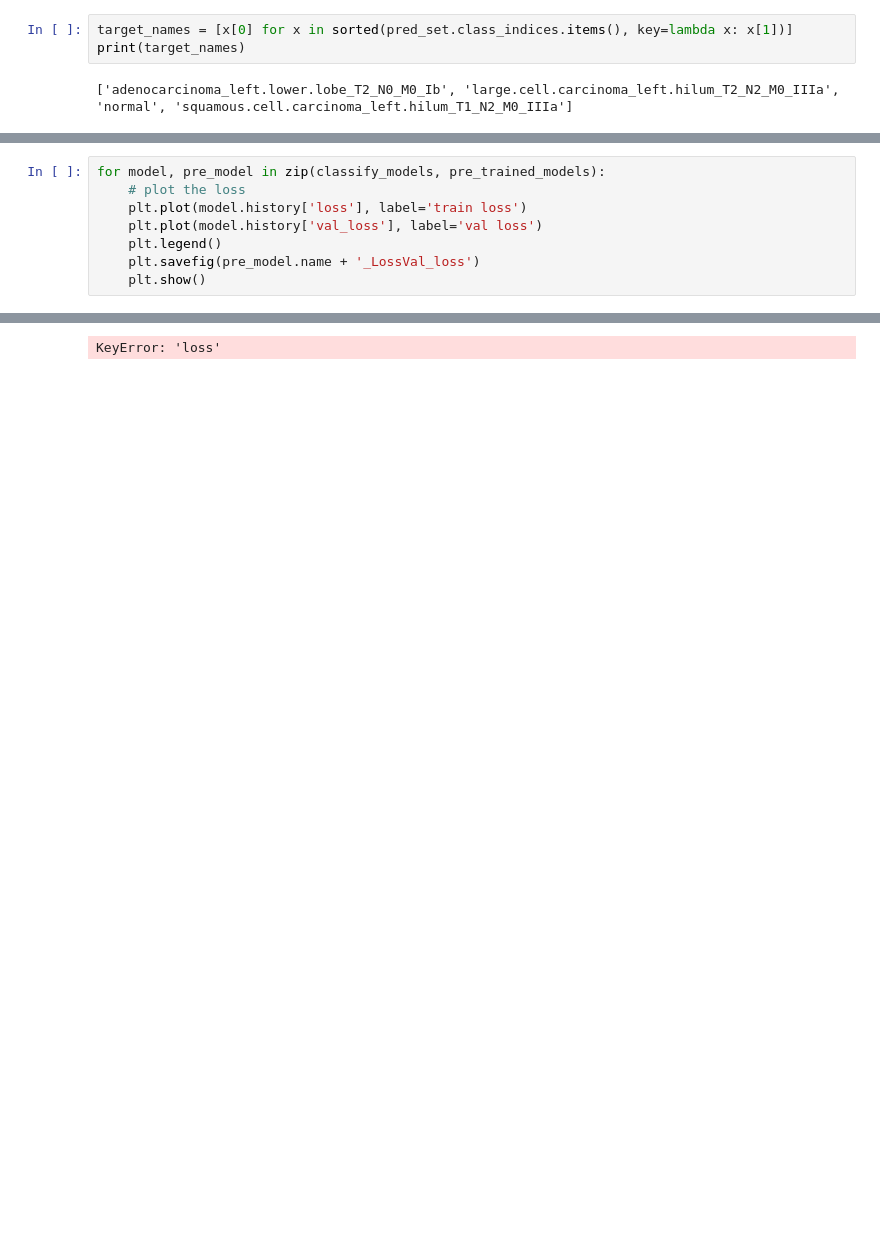
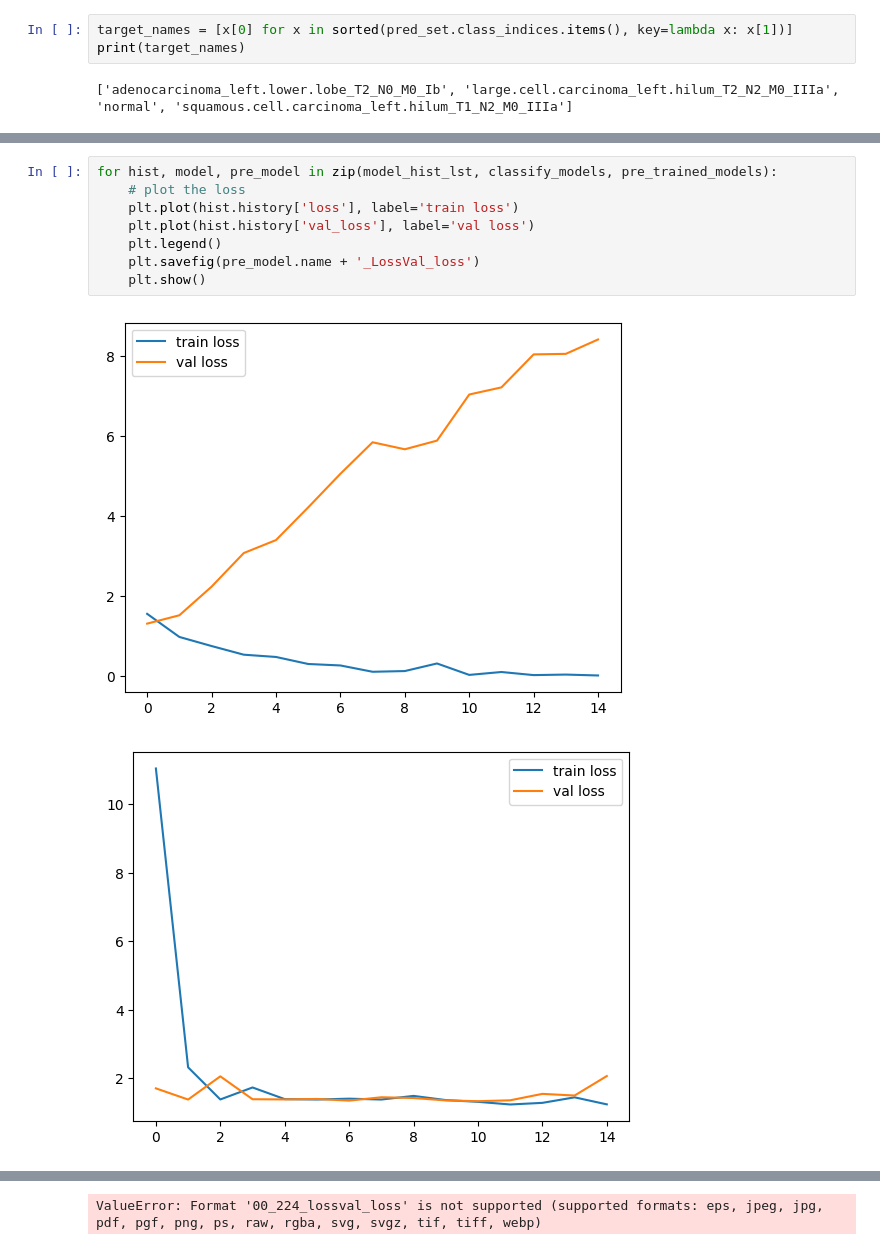
Before and after one commit to suryan0800/DL-CNN-Transfer-Learning, a Jupyter notebook: Transfer_Learning.ipynb, the cells around one changed output, grey strips where cells are left out. Drawn from its saved outputs; the diff is of its cells as text; blank space fills up the shorter version.

```diff
--- a/Transfer_Learning.ipynb
+++ b/Transfer_Learning.ipynb
@@ -308,9 +322,11 @@ squamous.cell.carcinoma_left.hilum_T1_N2_M0_IIIa       0.55      1.00      0.71
 # %%
-for model, pre_model in zip(classify_models, pre_trained_models):
+for hist, model, pre_model in zip(model_hist_lst, classify_models, pre_trained_models):
     # plot the loss
-    plt.plot(model.history['loss'], label='train loss')
-    plt.plot(model.history['val_loss'], label='val loss')
+    plt.plot(hist.history['loss'], label='train loss')
+    plt.plot(hist.history['val_loss'], label='val loss')
     plt.legend()
     plt.savefig(pre_model.name + '_LossVal_loss')
     plt.show()
 # %% [output]
+[figure, added]
+[figure, added]
@@ -317 +335 @@ for model, pre_model in zip(classify_models, pre_trained_models):
-KeyError: 'loss'
+ValueError: Format '00_224_lossval_loss' is not supported (supported formats: eps, jpeg, jpg, pdf, pgf, png, ps, raw, rgba, svg, svgz, tif, tiff, webp)
```
Also changed, not shown: parts of 9 cells of this notebook, 4 other files.
